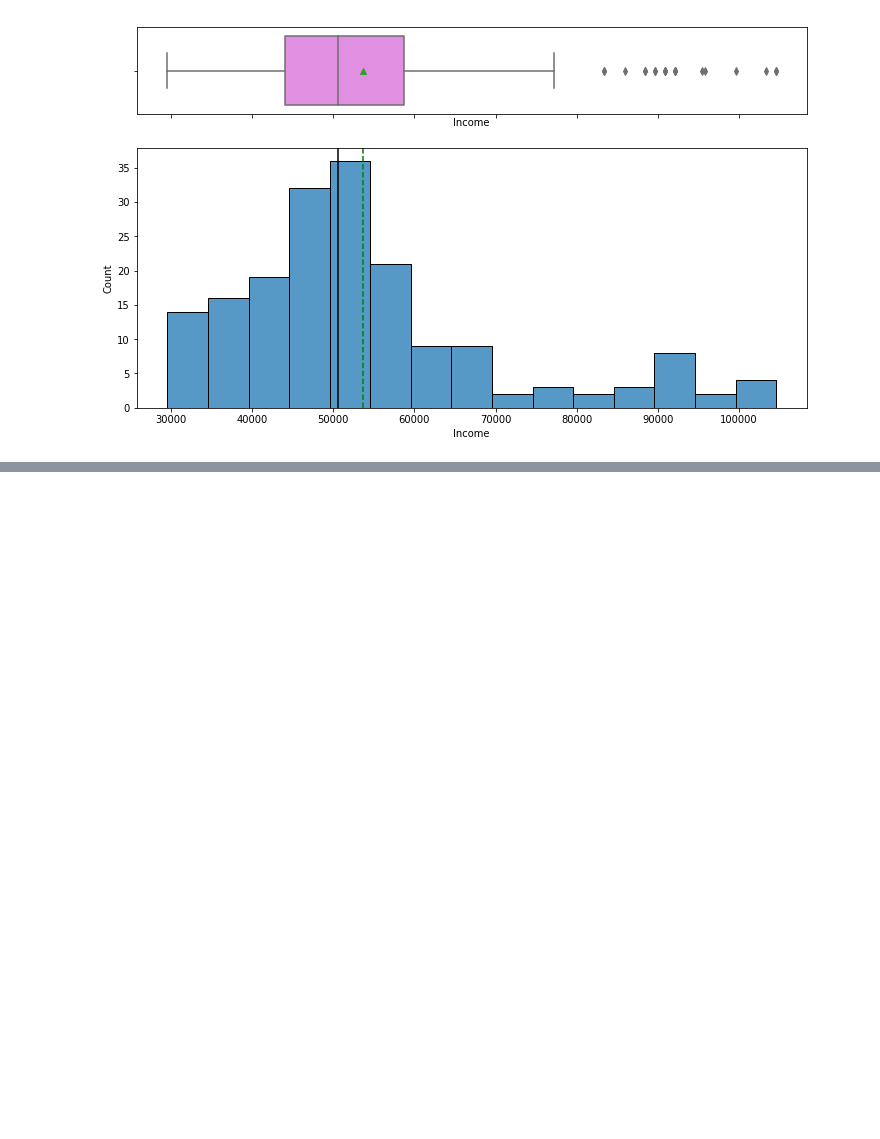
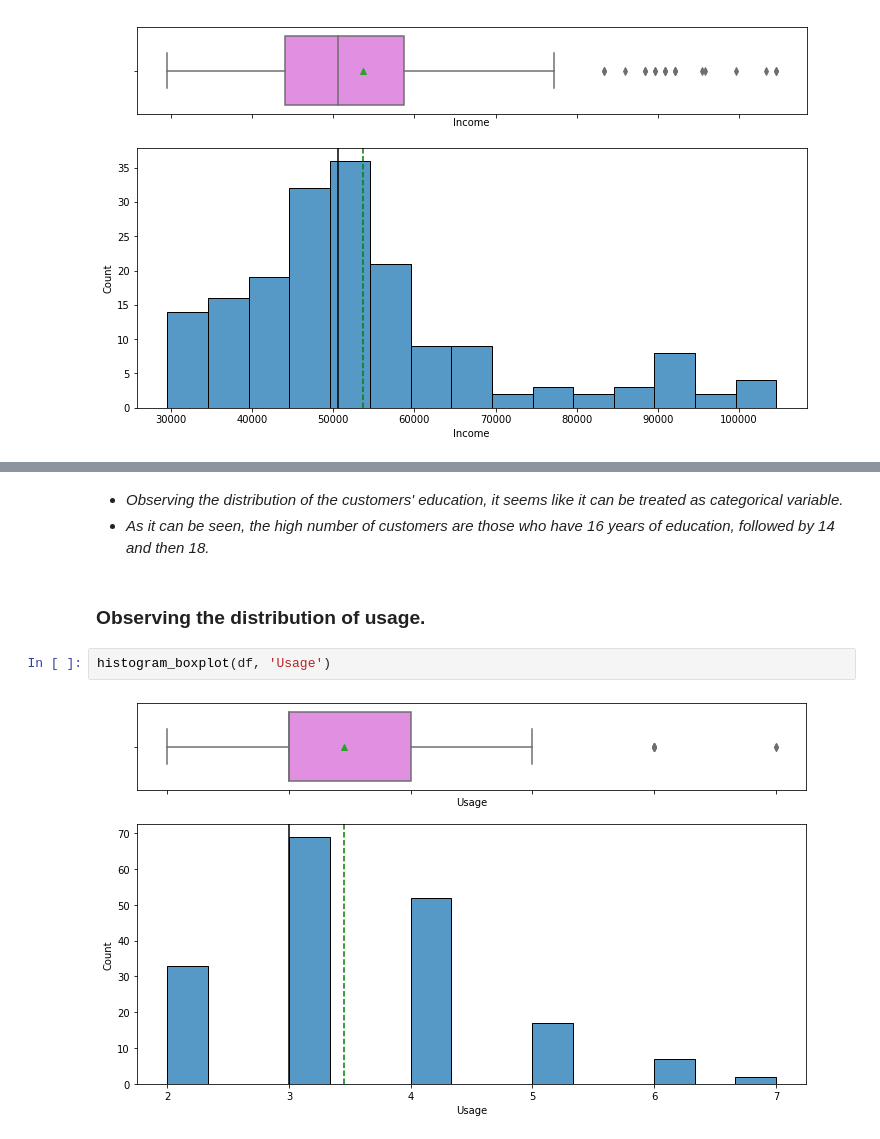
Before and after one commit to Isaac009/PGP-AIML, a Jupyter notebook: Projects/CardioGoodProject.ipynb, the cells around one changed output, grey strips where cells are left out. Saved outputs shown, nothing was run; the diff lists cells and outputs as text; blank space fills up the shorter version.

```diff
--- a/Projects/CardioGoodProject.ipynb
+++ b/Projects/CardioGoodProject.ipynb
@@ -218,0 +225,9 @@ histogram_boxplot(df, 'Income')
+# %% [markdown]
+- *Observing the distribution of the customers' education, it seems like it can be treated as categorical variable.*
+- *As it can be seen, the high number of customers are those who have 16 years of education, followed by 14 and then 18.*
+# %% [markdown]
+### Observing the distribution of usage.
+# %%
+histogram_boxplot(df, 'Usage')
+# %% [output]
+[figure, added]
```
Also changed, not shown: parts of 14 cells of this notebook, 2 other files.
